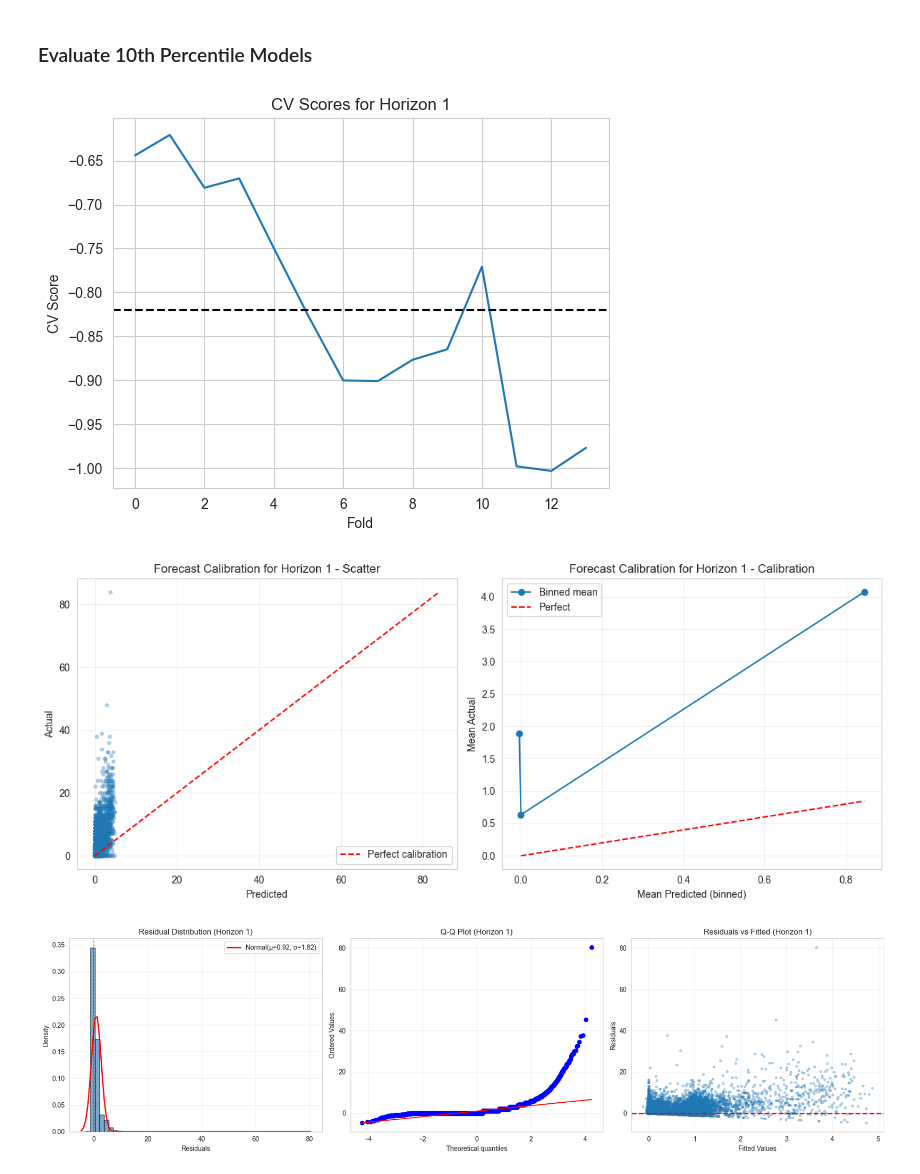
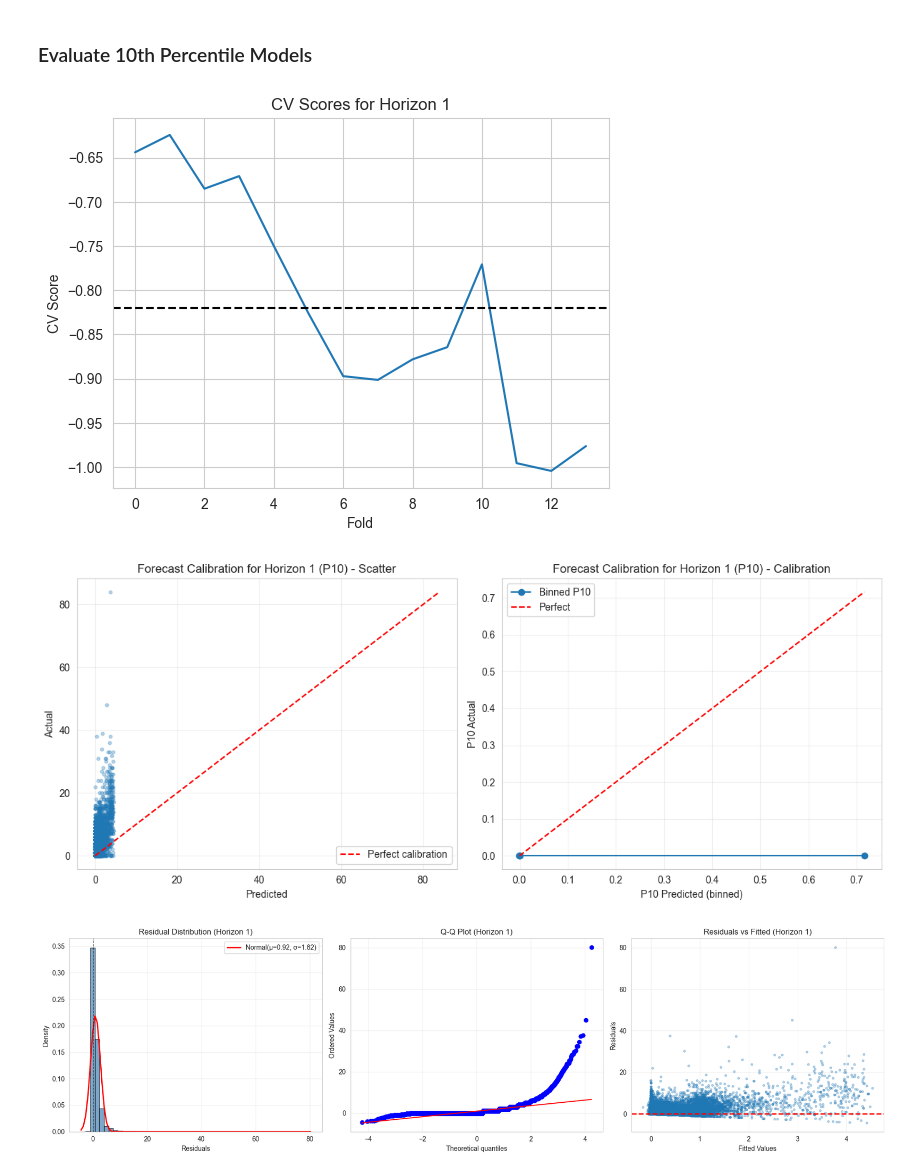
Before and after one commit to goravk95/311-service-requests, a Jupyter notebook: notebooks/Step 5b - Modeling.ipynb, the cells around one changed output. Drawn from its saved outputs; the diff is of its cells as text; code cells hidden in the pictures.

```diff
--- a/notebooks/Step 5b - Modeling.ipynb
+++ b/notebooks/Step 5b - Modeling.ipynb
@@ -243,11 +238,11 @@ Model Performance Metrics:
 ### Evaluate 10th Percentile Models
 # %%
 reload(forecast)
-forecast.evaluate_models(bundle_10)
+forecast.evaluate_models(bundle_10, model_type = '10')
 # %% [output]
-[figure, old version]
+[figure, new version]
-[figure, old version]
+[figure, new version]
-[figure, old version]
+[figure, new version]
 ============================================================
 Horizon 1 - Residual Analysis
 ============================================================
```
Also changed, not shown: parts of 9 cells of this notebook.
